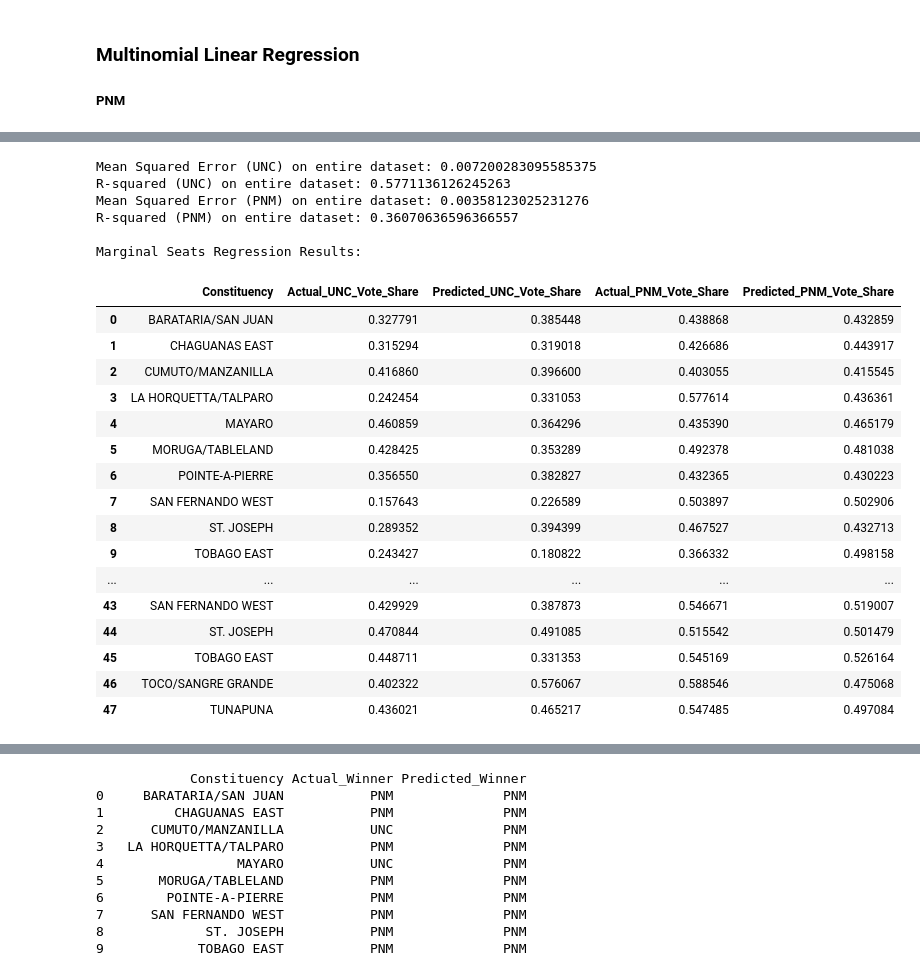
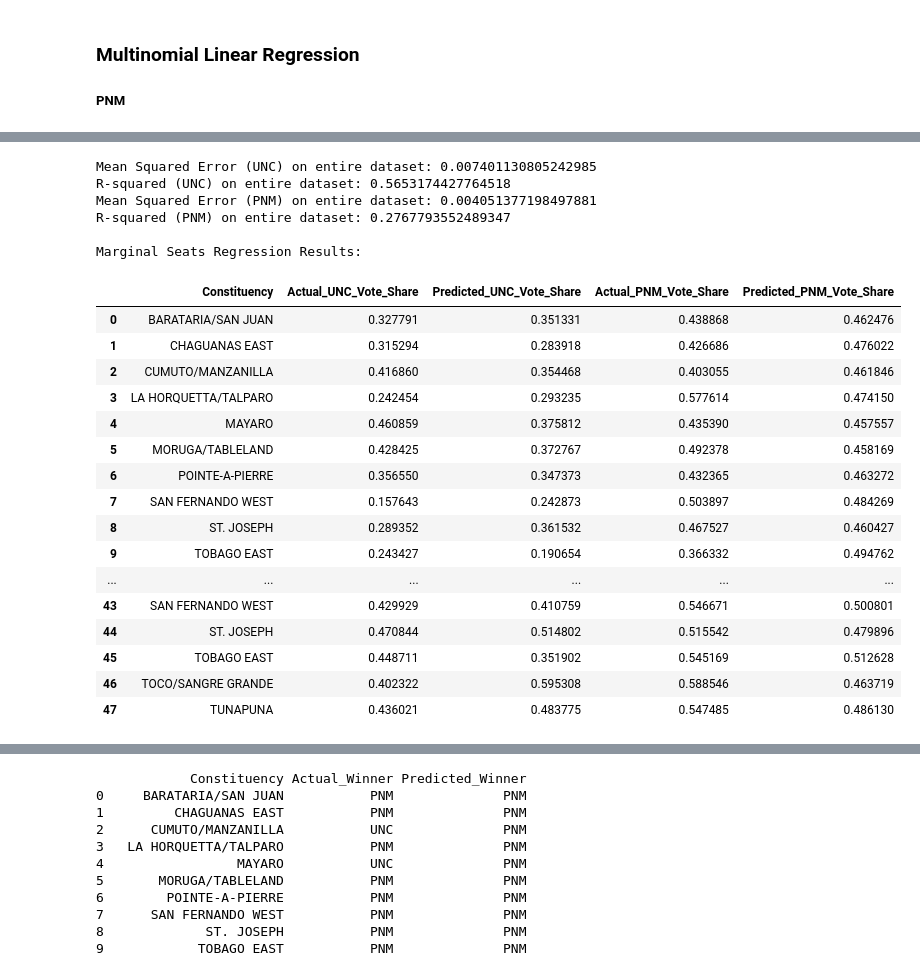
Before and after one commit to CorporaCorporate/COMP-3610-Project, a Jupyter notebook: feature-engineering.ipynb, the cells around one changed output, grey strips where cells are left out. Cells and saved outputs as stored; diff of their text form; code cells hidden in the pictures.

```diff
--- a/feature-engineering.ipynb
+++ b/feature-engineering.ipynb
@@ -1921,0 +2130,34 @@ memory usage: 56.3 KB
+# %%
+import seaborn as sns
+import matplotlib.pyplot as plt
+
+# Filter data
+turnout_df = master_df[master_df['Year'] <= 2020].copy()
+
+# Normalize if needed
+if turnout_df['VOTER_TURNOUT'].max() > 1:
+    turnout_df['VOTER_TURNOUT'] = turnout_df['VOTER_TURNOUT'] / 100
+
+# Use matplotlib's color cycle for more colors
+import matplotlib.cm as cm
+import numpy as np
+
+unique_constituencies = turnout_df['CONSTITUENCIES'].unique()
+num_constituencies = len(unique_constituencies)
+
+# Generate distinct colors using matplotlib's tab20 colormap
+colors = cm.get_cmap('tab20', num_constituencies)
+
+plt.figure(figsize=(14, 6))
+
+for i, constituency in enumerate(unique_constituencies):
+    df = turnout_df[turnout_df['CONSTITUENCIES'] == constituency]
+    plt.plot(df['Year'], df['VOTER_TURNOUT'], label=constituency, color=colors(i), marker='o')
+
+plt.title('Voter Turnout by Constituency (Up to 2020)')
+plt.ylabel('Voter Turnout')
+plt.xlabel('Year')
+plt.xticks(sorted(turnout_df['Year'].unique()))
+plt.legend(bbox_to_anchor=(1.02, 1), loc='upper left', ncol=2)
+plt.tight_layout()
+plt.show()
@@ -2441,8 +2698,8 @@ df_marginal_seats
 # %%
 # 1. Features
-features = ['CONSTITUENCY_LEANING', 'Year', 'Homicide_rate_per_100k', 'Annual (Percentage Change)', 'Inflation', 'Net Migration Rate',
+features = ['Year', 'Homicide_rate_per_100k', 'Homicide (Annual Percentage Change)', 'Inflation', 'Net Migration Rate',
             'Inflation_1t', 'Inflation_1y', 'Unemployment_1t', 'Unemployment_1y', 'Net Migration Rate_1t', 'Net Migration Rate_1y',
-            'GDP (Per Capita US$)_1t', 'GDP (Per Capita US$)_1y', 'GDP_(US$)_1t', 'GDP_(US$)_1y', 'ELECTORATE', 'ELASTICITY', 'SWING_PROB', 'INCUMBENT'
+            'GDP (Per Capita US$)_1t', 'GDP (Per Capita US$)_1y', 'GDP_(US$)_1t', 'GDP_(US$)_1y', 'ELECTORATE', 'SWING_PROB','CONSTITUENCY_LEANING', 'ELASTICITY', 'INCUMBENT'
             ]
 
 df_marginal_seats_model = df_marginal_seats[df_marginal_seats['Year'] != 2024]
@@ -2483,53 +2740,53 @@ actual_pnm_all = y_marginal_copy['P.N.M._VOTES_%'].values
 predicted_pnm_all = y_marginal_pred_all[:, 1]  # PNM predictions (second column)
 
 # Evaluate the performance (MSE and R^2)
 mse_unc_all = mean_squared_error(actual_unc_all, predicted_unc_all)
 r2_unc_all = r2_score(actual_unc_all, predicted_unc_all)
 
 mse_pnm_all = mean_squared_error(actual_pnm_all, predicted_pnm_all)
 r2_pnm_all = r2_score(actual_pnm_all, predicted_pnm_all)
 
 print(f"Mean Squared Error (UNC) on entire dataset: {mse_unc_all}")
 print(f"R-squared (UNC) on entire dataset: {r2_unc_all}")
 
 print(f"Mean Squared Error (PNM) on entire dataset: {mse_pnm_all}")
 print(f"R-squared (PNM) on entire dataset: {r2_pnm_all}")
 
 # Create a DataFrame with the results
 marginal_results_df_all = pd.DataFrame({
     'Constituency': df_marginal_seats_model['CONSTITUENCIES'],
     'Actual_UNC_Vote_Share': actual_unc_all,
     'Predicted_UNC_Vote_Share': predicted_unc_all,
     'Actual_PNM_Vote_Share': actual_pnm_all,
     'Predicted_PNM_Vote_Share': predicted_pnm_all
 })
 
 print("\nMarginal Seats Regression Results:\n")
 marginal_results_df_all
 # %% [output]
-Mean Squared Error (UNC) on entire dataset: 0.007200283095585375
-R-squared (UNC) on entire dataset: 0.5771136126245263
-Mean Squared Error (PNM) on entire dataset: 0.00358123025231276
-R-squared (PNM) on entire dataset: 0.36070636596366557
+Mean Squared Error (UNC) on entire dataset: 0.007401130805242985
+R-squared (UNC) on entire dataset: 0.5653174427764518
+Mean Squared Error (PNM) on entire dataset: 0.004051377198497881
+R-squared (PNM) on entire dataset: 0.2767793552489347
 
 Marginal Seats Regression Results:
 |  | Constituency | Actual_UNC_Vote_Share | Predicted_UNC_Vote_Share | Actual_PNM_Vote_Share | Predicted_PNM_Vote_Share |
-| 0 | BARATARIA/SAN JUAN | 0.327791 | 0.385448 | 0.438868 | 0.432859 |
-| 1 | CHAGUANAS EAST | 0.315294 | 0.319018 | 0.426686 | 0.443917 |
-| 2 | CUMUTO/MANZANILLA | 0.416860 | 0.396600 | 0.403055 | 0.415545 |
-| 3 | LA HORQUETTA/TALPARO | 0.242454 | 0.331053 | 0.577614 | 0.436361 |
-| 4 | MAYARO | 0.460859 | 0.364296 | 0.435390 | 0.465179 |
-| 5 | MORUGA/TABLELAND | 0.428425 | 0.353289 | 0.492378 | 0.481038 |
-| 6 | POINTE-A-PIERRE | 0.356550 | 0.382827 | 0.432365 | 0.430223 |
-| 7 | SAN FERNANDO WEST | 0.157643 | 0.226589 | 0.503897 | 0.502906 |
-| 8 | ST. JOSEPH | 0.289352 | 0.394399 | 0.467527 | 0.432713 |
-| 9 | TOBAGO EAST | 0.243427 | 0.180822 | 0.366332 | 0.498158 |
+| 0 | BARATARIA/SAN JUAN | 0.327791 | 0.351331 | 0.438868 | 0.462476 |
+| 1 | CHAGUANAS EAST | 0.315294 | 0.283918 | 0.426686 | 0.476022 |
+| 2 | CUMUTO/MANZANILLA | 0.416860 | 0.354468 | 0.403055 | 0.461846 |
+| 3 | LA HORQUETTA/TALPARO | 0.242454 | 0.293235 | 0.577614 | 0.474150 |
+| 4 | MAYARO | 0.460859 | 0.375812 | 0.435390 | 0.457557 |
+| 5 | MORUGA/TABLELAND | 0.428425 | 0.372767 | 0.492378 | 0.458169 |
+| 6 | POINTE-A-PIERRE | 0.356550 | 0.347373 | 0.432365 | 0.463272 |
+| 7 | SAN FERNANDO WEST | 0.157643 | 0.242873 | 0.503897 | 0.484269 |
+| 8 | ST. JOSEPH | 0.289352 | 0.361532 | 0.467527 | 0.460427 |
+| 9 | TOBAGO EAST | 0.243427 | 0.190654 | 0.366332 | 0.494762 |
 | ... | ... | ... | ... | ... | ... |
-| 43 | SAN FERNANDO WEST | 0.429929 | 0.387873 | 0.546671 | 0.519007 |
-| 44 | ST. JOSEPH | 0.470844 | 0.491085 | 0.515542 | 0.501479 |
-| 45 | TOBAGO EAST | 0.448711 | 0.331353 | 0.545169 | 0.526164 |
-| 46 | TOCO/SANGRE GRANDE | 0.402322 | 0.576067 | 0.588546 | 0.475068 |
-| 47 | TUNAPUNA | 0.436021 | 0.465217 | 0.547485 | 0.497084 |
+| 43 | SAN FERNANDO WEST | 0.429929 | 0.410759 | 0.546671 | 0.500801 |
+| 44 | ST. JOSEPH | 0.470844 | 0.514802 | 0.515542 | 0.479896 |
+| 45 | TOBAGO EAST | 0.448711 | 0.351902 | 0.545169 | 0.512628 |
+| 46 | TOCO/SANGRE GRANDE | 0.402322 | 0.595308 | 0.588546 | 0.463719 |
+| 47 | TUNAPUNA | 0.436021 | 0.483775 | 0.547485 | 0.486130 |
 # %%
 # Get the coefficients for both target variables (U.N.C._VOTES_% and P.N.M._VOTES_%)
 coefficients = pd.DataFrame(reg.coef_, columns=X_marginal.columns)
```
Also changed, not shown: parts of 50 cells of this notebook, 7 other files.
